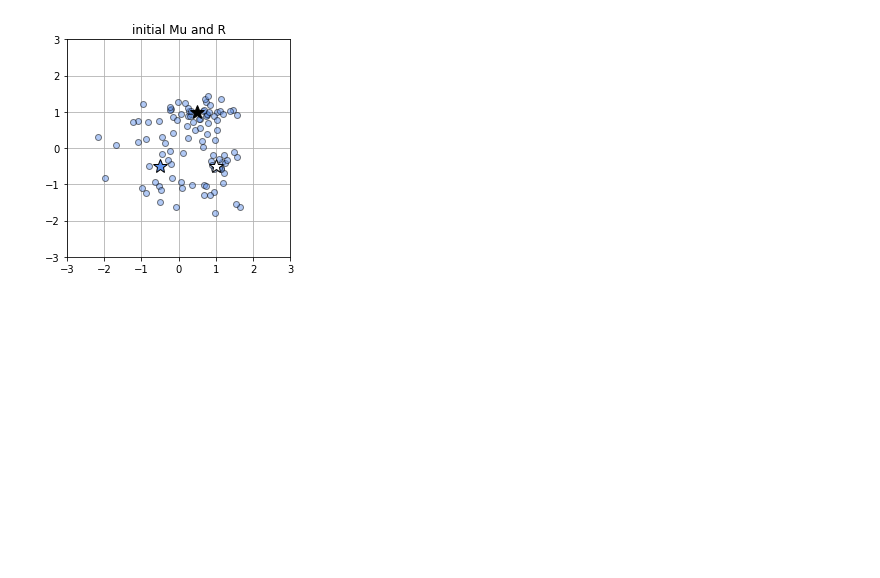
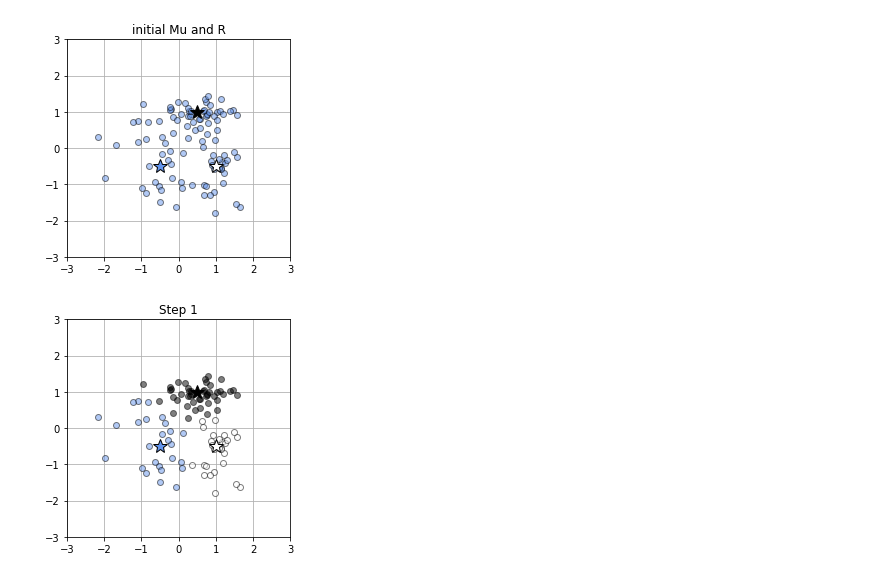
Before and after one commit to Shin9cloud/RNN-reinforcement_learning, a Jupyter notebook: CHAPTER 09 비지도 학습.ipynb, the cells around one changed output. Cells and saved outputs as stored; diff of their text form; code cells hidden in the pictures; blank space fills up the shorter version.

```diff
--- a/CHAPTER 09 비지도 학습.ipynb
+++ b/CHAPTER 09 비지도 학습.ipynb
@@ -104,12 +104,6 @@ np.savez('data_ch9.npz', X=X , X_range0 = X_range0, ##여러개의 배열을 1
 #         print("X[{},{}]".format(n,k),X[n, k])
 # %% [markdown]
 ### SECTION.02 K-means 기법
-# %%
-# -------------------- 리스트 9-1-(3)
-# 데이터 그리는 함수
-def show_prm(x, r, mu, col):
-    for k in range(K):
-        # 데이터 분포 묘사하기
 # %%
 # -------------------- 리스트 9-1-(3)
 # 데이터 그리는 함수
@@ -133,3 +128,22 @@ plt.title('initial Mu and R')
 plt.show()
 # %% [output]
 [figure]
+# %%
+# r 정하기
+def step1_kmeans(x0, x1, mu):
+    N = len(x0)
+    r = np.zeros((N, K))
+    for n in range(N):
+        wk = np.zeros(K)
+        for k in range(K):
+            wk[k] = (x0[n] - mu[k, 0])**2 + (x1[n] - mu[k, 1])**2
+        r[n, np.argmin(wk)] = 1
+    return r
+# %%
+plt.figure(figsize=(4,4))
+R = step1_kmeans(X[:,0], X[:, 1], Mu)
+show_prm(X, R, Mu, X_col)
+plt.title('Step 1')
+plt.show()
+# %% [output]
+[figure, added]
```
Also changed, not shown: parts of 26 cells of this notebook, 1 other file.
